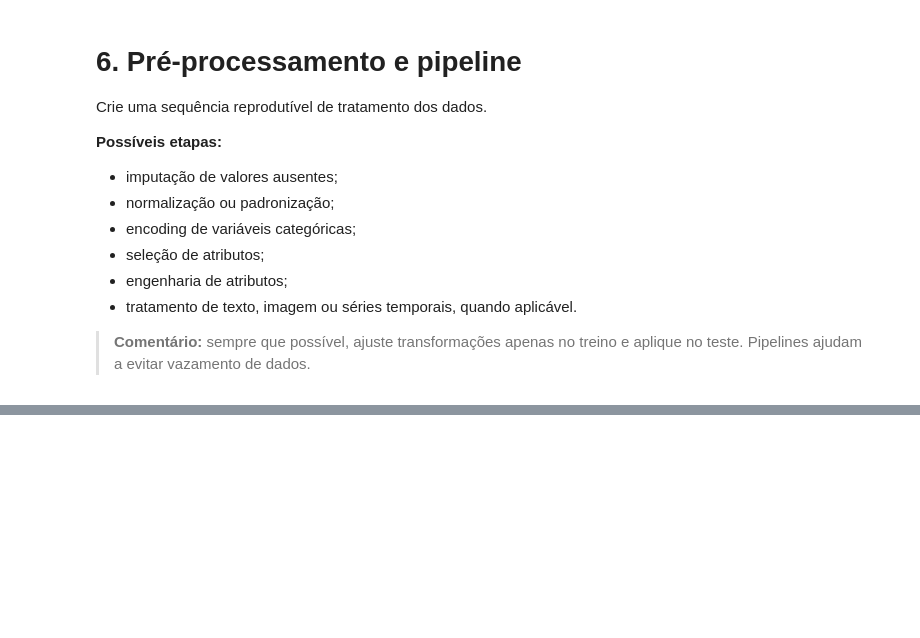
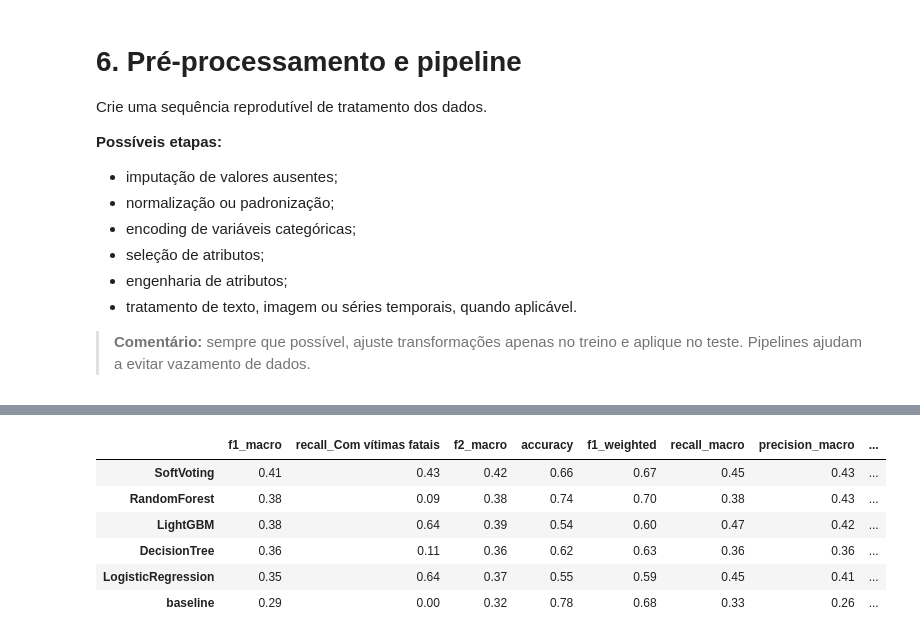
Before and after one commit to L-Carlos/mvp-machine-learning, a Jupyter notebook: mvp_ml_analytics_2026.ipynb, the cells around one changed output, grey strips where cells are left out. Drawn from its saved outputs; the diff is of its cells as text; code cells hidden in the pictures; blank space fills up the shorter version.

Commit message:
treino inicial dos modelos candidatos

```diff
--- a/mvp_ml_analytics_2026.ipynb
+++ b/mvp_ml_analytics_2026.ipynb
@@ -1127,11 +1143,6 @@ df = df[~mask_fora_range].reset_index(drop=True)
 Conforme discutido anteriormente, latitude e longitude pode ser um dado muito preciso para se saber no momento do acidente, mas podemos presumir que seria utilizado um sistema de busca de coordenadas com base em um uf + br + km, algo que é facilmente obtido até com ferramentas gratuitas.
 
 Mas como nessa situação também não teriamos a latitude e longitude exata, então proponho adicionarmos incerteza aos dados, reduzindo a latitude e longitude para a escala de quilometros. Assim podemos considerar que esses dados seriam possíveis de obter antes da chegada da equipe ao local.
-# %%
-df[['latitude', 'longitude']] = df.apply(
-    lambda row: pd.Series(lat_lon_para_km(row['latitude'], row['longitude'])),
-    axis=1
-)
 # %% [markdown]
 ### Condição metereologica
 # %% [markdown]
@@ -1324,6 +1335,7 @@ DROP_COLUMNS = [
     "mes_ano",
     "nome_mes",
     "nome_dia",
+    "data_inversa"
 ]
 
 columns_to_exclude = set(ID_COLUMNS + DROP_COLUMNS)
@@ -1401,0 +1430,3 @@ Crie uma sequência reprodutível de tratamento dos dados.
+# %%
+CATEGORIAS_TRACADO = list(df["tracado_via"].astype(str).str.split(";").explode().str.lower().str.strip().unique())
+CATEGORIAS_TRACADO # caracteristcas de via ja pre cadastradas, não mudam.
@@ -1401,0 +1523,8 @@ Crie uma sequência reprodutível de tratamento dos dados.
+# %%
+target_enc_cols = ["uf", "br"]
+ohe_cols = ["condicao_metereologica", "sentido_via", "tipo_pista"]
+encoding_ciclico = ["mes", "dia_semana", "hora"]
+tracado_col = ["tracado_via"]
+geo_cols = ["latitude", "longitude"]
+temporal_cols = ["ano"]
+flag_cols = ["feriado", "vespera_feriado", "pos_feriado", "uso_solo"]
@@ -1401,0 +1712,39 @@ Crie uma sequência reprodutível de tratamento dos dados.
+# %%
+results = {}
+trained_models = {}
+
+# Baseline
+
+t0 = time.time()
+baseline.fit(X_train, y_train)
+train_time = time.time() -t0
+
+y_pred = baseline.predict(X_test)
+
+results["baseline"] = evaluate_classification(y_test, y_pred)
+results["baseline"]["train_time_s"] = round(train_time, 3)
+trained_models["baseline"] = baseline
+
+
+for name, model in candidates.items():
+    t0 = time.time()
+    model.fit(X_train, y_train)
+    train_time = time.time() - t0
+
+
+    y_pred = model.predict(X_test)
+    results[name] = evaluate_classification(y_test, y_pred)
+    results[name]["train_time_s"] = round(train_time, 3)
+    trained_models[name] = model
+
+
+
+show_results_table(results)
+# %% [output]
+|  | f1_macro | recall_Com vítimas fatais | f2_macro | accuracy | f1_weighted | recall_macro | precision_macro | ... |
+| SoftVoting | 0.41 | 0.43 | 0.42 | 0.66 | 0.67 | 0.45 | 0.43 | ... |
+| RandomForest | 0.38 | 0.09 | 0.38 | 0.74 | 0.70 | 0.38 | 0.43 | ... |
+| LightGBM | 0.38 | 0.64 | 0.39 | 0.54 | 0.60 | 0.47 | 0.42 | ... |
+| DecisionTree | 0.36 | 0.11 | 0.36 | 0.62 | 0.63 | 0.36 | 0.36 | ... |
+| LogisticRegression | 0.35 | 0.64 | 0.37 | 0.55 | 0.59 | 0.45 | 0.41 | ... |
+| baseline | 0.29 | 0.00 | 0.32 | 0.78 | 0.68 | 0.33 | 0.26 | ... |
```
Also changed, not shown: parts of 34 cells of this notebook, 2 other files.
